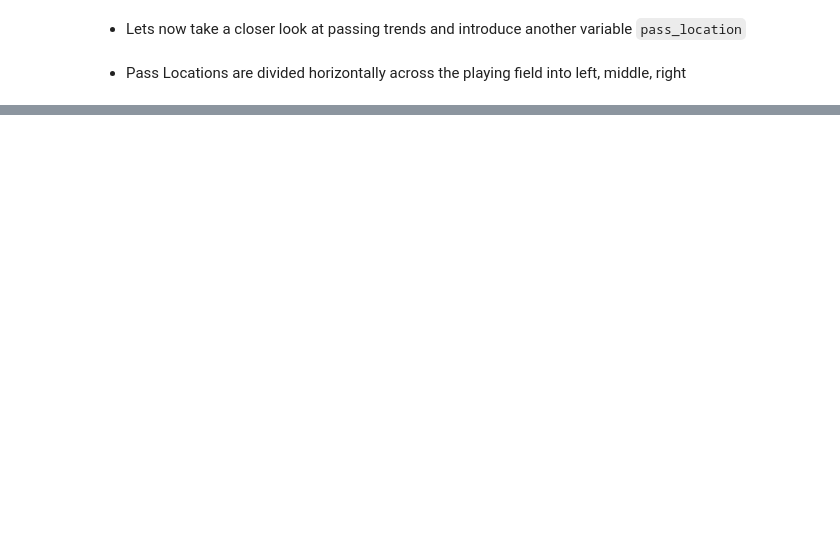
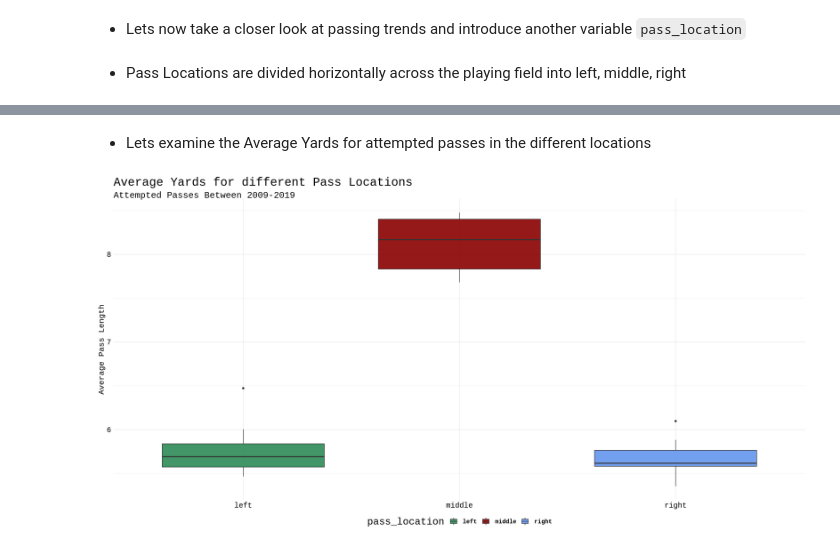
Before and after one commit to rennerm1/NFL-Data-Science-Project, a Jupyter notebook: NFL_Project.ipynb, the cells around one changed output, grey strips where cells are left out. Cells and saved outputs as stored; diff of their text form; code cells hidden in the pictures; blank space fills up the shorter version.

```diff
--- a/NFL_Project.ipynb
+++ b/NFL_Project.ipynb
@@ -442,0 +522,17 @@ ggplot(data= play_type_df,
+# %% [markdown]
+* Lets examine the Average Yards for attempted passes in the different locations
+# %%
+ggplot(data = pass_loc,
+        aes(x = pass_location, y = Average_Yards, fill = pass_location))+
+        geom_boxplot()+
+        scale_fill_manual(
+            values=alpha(c("#2E8B57", "#8B0000", "#6495ED"), 0.9),
+            aesthetics = c("color", "fill"))+
+        labs(title = "Average Yards for different Pass Locations",
+              x = "Locations",
+              y = "Average Pass Length",
+              subtitle = "Attempted Passes Between 2009-2019")+
+        theme_nfl()+
+        theme(axis.title.x = element_blank())
+# %% [output]
+[figure, added]
```
Also changed, not shown: parts of 26 cells of this notebook.
